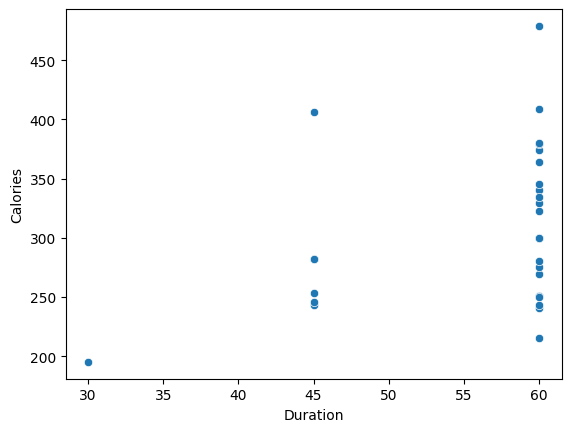
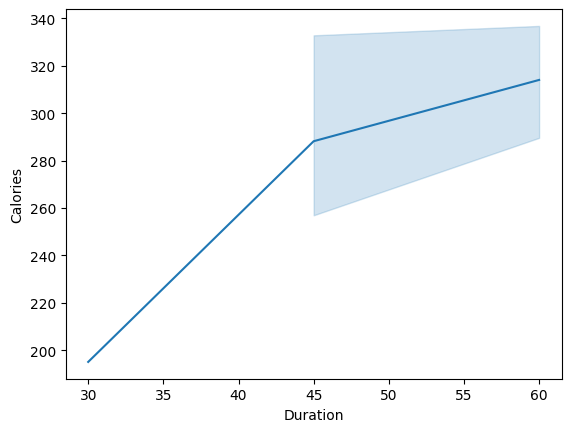
Unified diff of the notebook cell whose output changed from the first chart to the second:
--- before
+++ after
@@ -1,2 +1,2 @@
 df.loc[df["Calories"].isna(),"Calories"] = df["Calories"].mode()
-sns.scatterplot(data= df, x= "Duration", y = "Calories")
+sns.lineplot(data= df, x= "Duration", y = "Calories")

Commit: Made Changes